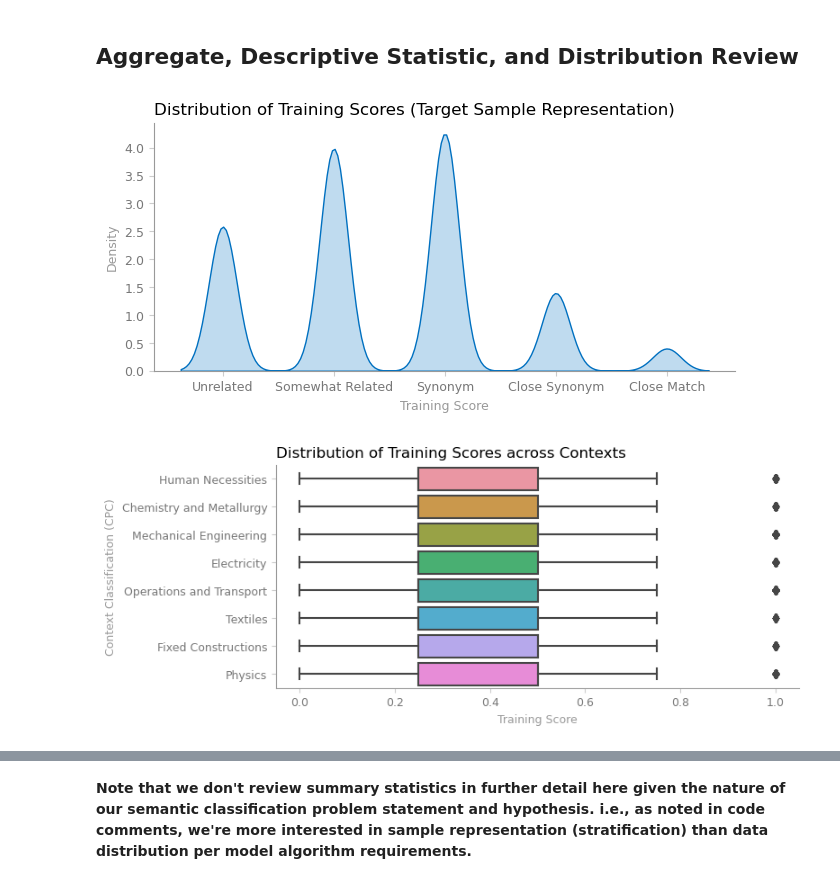
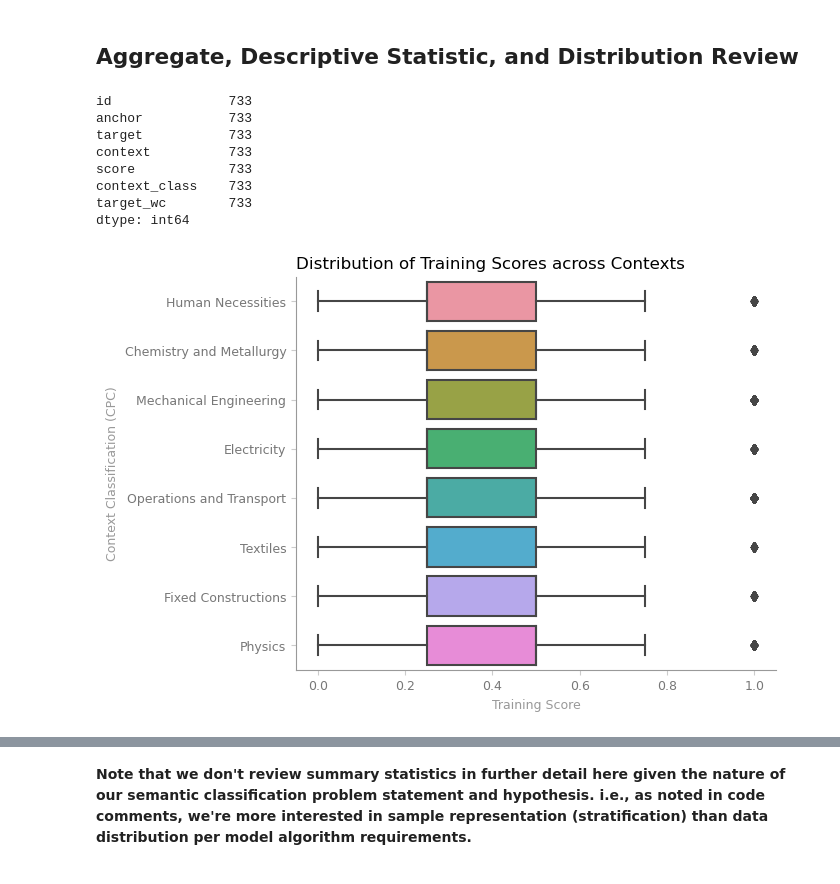
Before and after one commit to davefriesen/patent-semantics, a Jupyter notebook: source/patent-semantics.ipynb, the cells around one changed output, grey strips where cells are left out. Saved outputs shown, nothing was run; the diff lists cells and outputs as text; code cells hidden in the pictures.

```diff
--- a/source/patent-semantics.ipynb
+++ b/source/patent-semantics.ipynb
@@ -60,7 +63,7 @@ plt.rcParams['ytick.color'] = '#cccccc'
 plt.rcParams['ytick.labelcolor'] = '#777777'
 plt.rcParams['ytick.labelsize'] = '9'
 
-plt.rcParams['figure.figsize'] = [7, 7 / (16 / 9)]
+plt.rcParams['figure.figsize'] = [7, 7 / (13 / 9)]
 plt.rcParams['figure.subplot.left'] = 0.17
 plt.rcParams['figure.subplot.right'] = 1
 plt.rcParams['figure.subplot.bottom'] = 0.19
@@ -164,6 +167,19 @@ def word_count(s):
     return l
 
 train_df['target_wc'] = train_df[['target']].apply(lambda s: word_count(*s), axis = 1)
+# %%
+df = train_df
+df[df['anchor'].duplicated() == False]  # returns each individual row that "is not" a duplicate of other rows
+df[df['anchor'].duplicated() == False].count()  # returns a total count of rows that are not duplicates
+# %% [output]
+id               733
+anchor           733
+target           733
+context          733
+score            733
+context_class    733
+target_wc        733
+dtype: int64
 # %%
 # Categorize given scores (for analysis)
 score_levels = [-1, 0, 0.25, 0.5, .75, 1]
@@ -173,35 +189,21 @@ train_df['score_match'] = pd.cut(
     bins = score_levels,
     labels = score_labels
 )
-# %%
-# Visualize/review distribution of provided lables - FOR UNDERSTANDING OF SAMPLE REPRESENTATION,
-#   VS. EXPECTED REQUIREMENT FOR MODEL APPROACH
-fig, ax = plt.subplots()
-sns.kdeplot(
-    data = train_df['score'],
-    fill = True
-).set(
-    title = 'Distribution of Training Scores (Target Sample Representation)',
-    xlabel = 'Training Score',
-)
-plt.xticks(score_levels[1:], score_labels)
-plt.show()
-fig.savefig('training-distribution.svg')
-# %% [output]
-[figure, old version]
 # %%
 # One other way to look at this is a boxplot view across contexts
 fig, ax = plt.subplots()
 sns.boxplot(
     x = 'score', y = 'context_class',
     data = train_df,
     orient = 'h'
 ).set(
     title = 'Distribution of Training Scores across Contexts',
     xlabel = 'Training Score',
     ylabel = 'Context Classification (CPC)'
 )
+plt.tight_layout()
 plt.show()
+fig.savefig('context-distribution.png')
 fig.savefig('context-distribution.svg')
 # %% [output]
-[figure, old version]
+[figure, new version]
```
Also changed, not shown: parts of 33 cells of this notebook, 15 other files.
